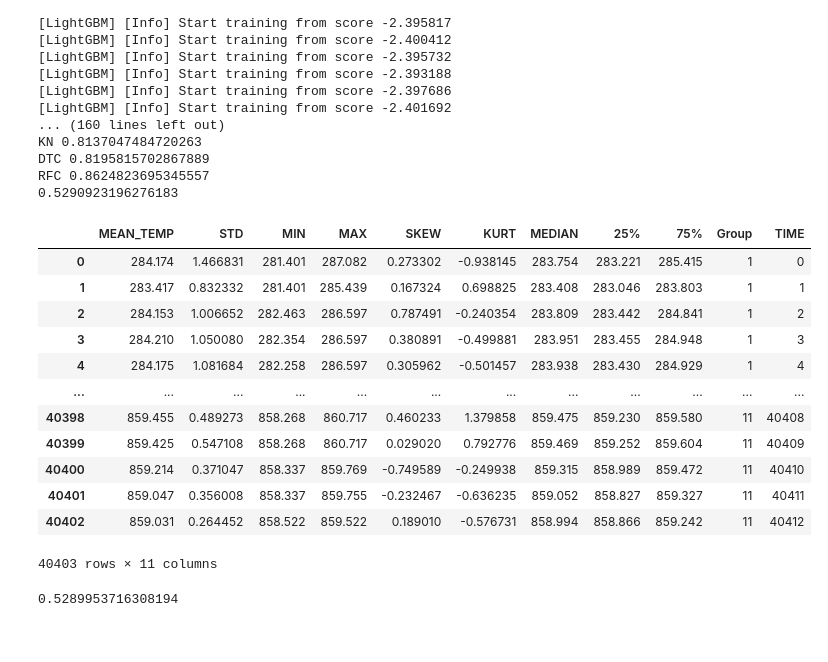
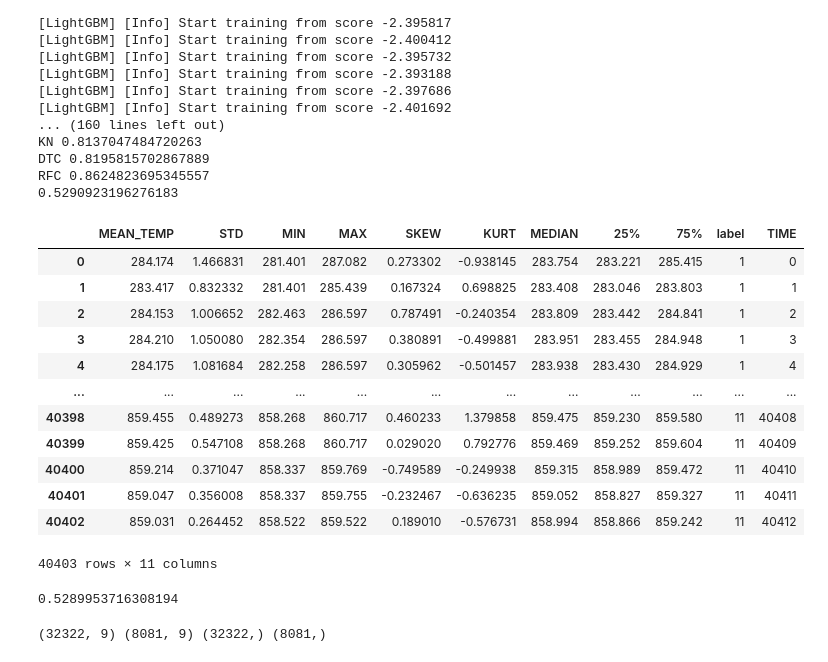
Before and after one commit to ksh914/hanhwa, a Jupyter notebook: machine_learning.ipynb, the cells around one changed output. Saved outputs shown, nothing was run; the diff lists cells and outputs as text; code cells hidden in the pictures.

```diff
--- a/machine_learning.ipynb
+++ b/machine_learning.ipynb
@@ -125,5 +116,0 @@ stride = [0.5, 1/3]
-# %%
-for w in Window_size:
-    for s in stride:
-        STRIDE = int(w * s)
-        print(w, STRIDE)
@@ -281,7 +259,7 @@ RFC 0.8624823695345557
 0.5290923196276183
 # %%
 for i in range(1,12):
-    data = {'MEAN_TEMP' : [], 'STD' : [], 'MIN' : [], 'MAX' : [], 'SKEW' : [], 'KURT' : [], 'MEDIAN':[], '25%' : [], '75%' : [], 'Group' : []}
+    data = {'MEAN_TEMP' : [], 'STD' : [], 'MIN' : [], 'MAX' : [], 'SKEW' : [], 'KURT' : [], 'MEDIAN':[], '25%' : [], '75%' : [], 'label' : []}
 
     for j in range(0,73462,20):
         temp = globals()['df_'+str(i)+'_temp']['TEMP'][j:j+60]
@@ -294,41 +272,40 @@ for i in range(1,12):
         kurt = temp.kurt()
         a, b = np.percentile(temp, q = [25,75])
 
-        data['Group'].append(i)
+        data['label'].append(i)
         data['MEAN_TEMP'].append(MEAN)
         data['MIN'].append(MIN)
         data['MAX'].append(MAX)
         data['STD'].append(STD)
         data['SKEW'].append(skew)
         data['KURT'].append(kurt)
         data['MEDIAN'].append(np.round(median,3))
         data['25%'].append(np.round(a,3))
         data['75%'].append(np.round(b,3))
 
     globals()['group_'+str(i)] = pd.DataFrame(data)
-
 
 
 
 tmp = pd.concat([group_1, group_2], axis = 0)
 tmp = pd.concat([tmp, group_3], axis = 0)
 tmp = pd.concat([tmp, group_4], axis = 0)
 tmp = pd.concat([tmp, group_5], axis = 0)
 tmp = pd.concat([tmp, group_6], axis = 0)
 tmp = pd.concat([tmp, group_7], axis = 0)
 tmp = pd.concat([tmp, group_8], axis = 0)
 tmp = pd.concat([tmp, group_9], axis = 0)
 tmp = pd.concat([tmp, group_10], axis = 0)
 tmp = pd.concat([tmp, group_11], axis = 0)
 TIME = pd.DataFrame({'TIME' : np.arange(len(tmp))})
 tmp = tmp.reset_index()
 tmp = pd.concat([tmp, TIME], axis = 1)
 tmp.drop(columns = ['index'], inplace = True)
 df_9_cols = tmp
 df_9_cols = df_9_cols.dropna(axis = 0).reset_index().drop(columns=['index'])
 df_9_cols
 # %% [output]
-|  | MEAN_TEMP | STD | MIN | MAX | SKEW | KURT | MEDIAN | 25% | 75% | Group | TIME |
+|  | MEAN_TEMP | STD | MIN | MAX | SKEW | KURT | MEDIAN | 25% | 75% | label | TIME |
 | 0 | 284.174 | 1.466831 | 281.401 | 287.082 | 0.273302 | -0.938145 | 283.754 | 283.221 | 285.415 | 1 | 0 |
 | 1 | 283.417 | 0.832332 | 281.401 | 285.439 | 0.167324 | 0.698825 | 283.408 | 283.046 | 283.803 | 1 | 1 |
 | 2 | 284.153 | 1.006652 | 282.463 | 286.597 | 0.787491 | -0.240354 | 283.809 | 283.442 | 284.841 | 1 | 2 |
@@ -415,0 +429,12 @@ print("RFC", accuracy_score(clf_predict, y_test))
+# %%
+from sklearn.model_selection import train_test_split
+from lightgbm import LGBMClassifier
+
+X = df_9_cols.iloc[:, :9].values
+y = df_9_cols['label'].values
+
+
+X_train, X_test, y_train, y_test = train_test_split(X,y, test_size = 0.2 )
+print(X_train.shape, X_test.shape, y_train.shape, y_test.shape)
+# %% [output]
+(32322, 9) (8081, 9) (32322,) (8081,)
```
Also changed, not shown: parts of 15 cells of this notebook.
